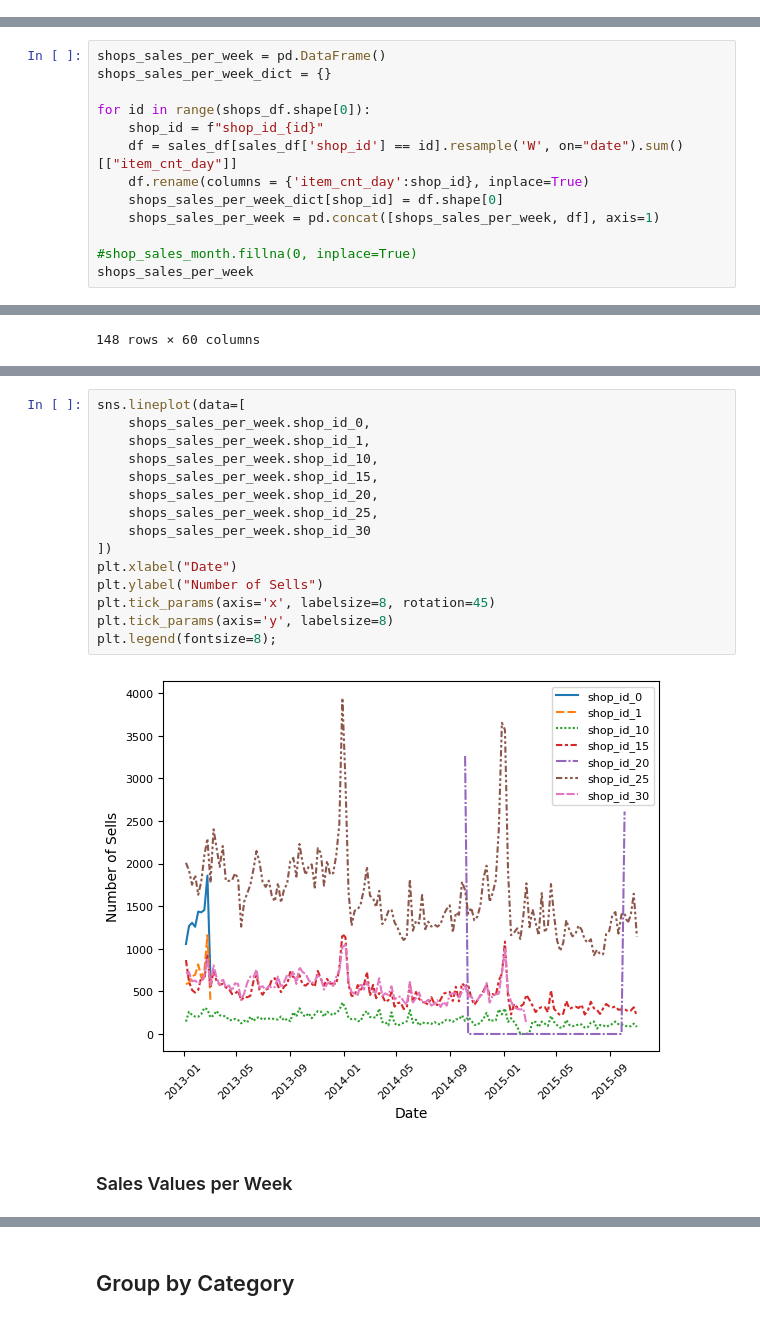
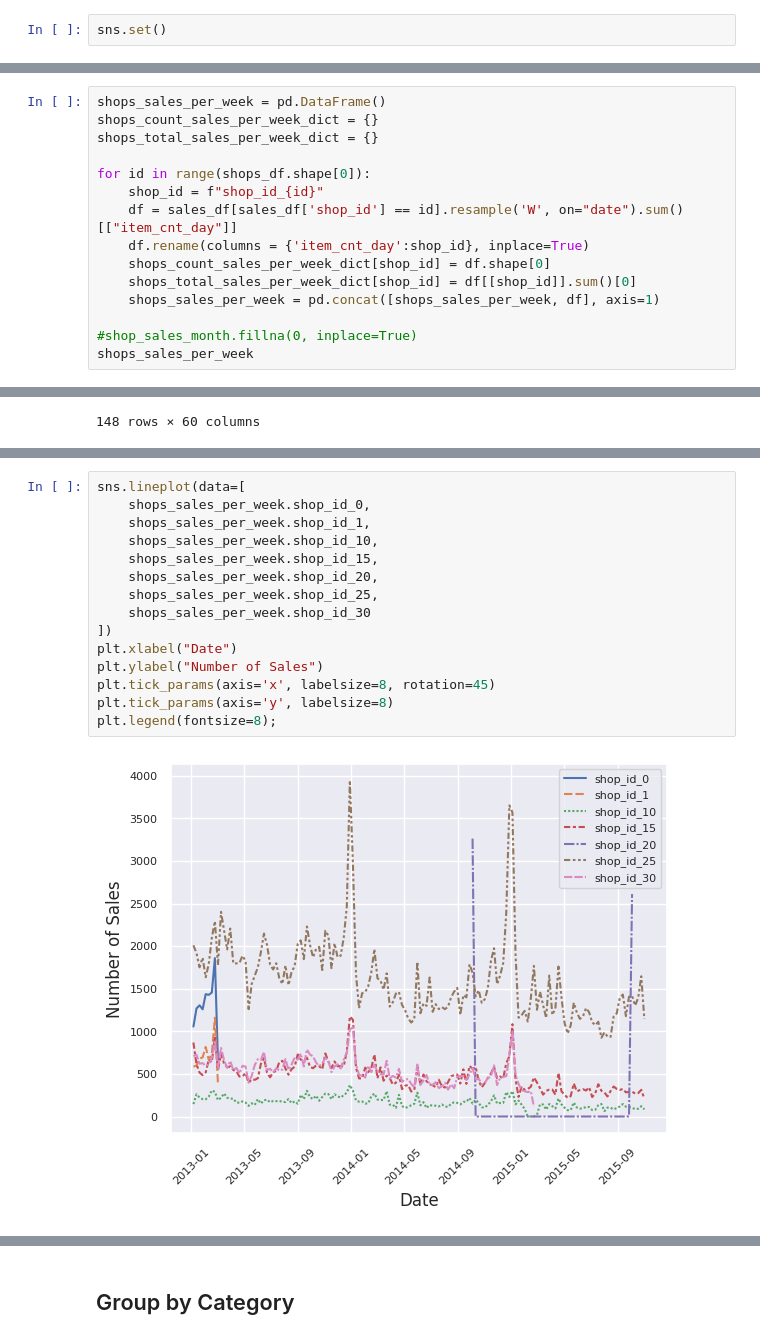
Before and after one commit to dxclemente/blast-from-the-forecast, a Jupyter notebook: notebooks/preprocess.ipynb, the cells around one changed output, grey strips where cells are left out. Saved outputs shown, nothing was run; the diff lists cells and outputs as text.

```diff
--- a/notebooks/preprocess.ipynb
+++ b/notebooks/preprocess.ipynb
@@ -13,0 +17,2 @@ from prophet import Prophet
+# %%
+sns.set()
@@ -75,12 +82,14 @@ dtype: object
 # %%
 shops_sales_per_week = pd.DataFrame()
-shops_sales_per_week_dict = {}
+shops_count_sales_per_week_dict = {}
+shops_total_sales_per_week_dict = {}
 
 for id in range(shops_df.shape[0]):
     shop_id = f"shop_id_{id}"
     df = sales_df[sales_df['shop_id'] == id].resample('W', on="date").sum()[["item_cnt_day"]]
     df.rename(columns = {'item_cnt_day':shop_id}, inplace=True)
-    shops_sales_per_week_dict[shop_id] = df.shape[0]
+    shops_count_sales_per_week_dict[shop_id] = df.shape[0]
+    shops_total_sales_per_week_dict[shop_id] = df[[shop_id]].sum()[0]
     shops_sales_per_week = pd.concat([shops_sales_per_week, df], axis=1)
 
 #shop_sales_month.fillna(0, inplace=True)
@@ -107,19 +127,17 @@ sns.histplot(shops_sales_per_week_dict, binwidth=5, binrange=(0, 148));
 # %%
 sns.lineplot(data=[
     shops_sales_per_week.shop_id_0,
     shops_sales_per_week.shop_id_1,
     shops_sales_per_week.shop_id_10,
     shops_sales_per_week.shop_id_15,
     shops_sales_per_week.shop_id_20,
     shops_sales_per_week.shop_id_25,
     shops_sales_per_week.shop_id_30
 ])
 plt.xlabel("Date")
-plt.ylabel("Number of Sells")
+plt.ylabel("Number of Sales")
 plt.tick_params(axis='x', labelsize=8, rotation=45)
 plt.tick_params(axis='y', labelsize=8)
 plt.legend(fontsize=8);
 # %% [output]
-[figure, old version]
+[figure, new version]
-# %% [markdown]
-### Sales Values per Week
```
Also changed, not shown: parts of 73 cells of this notebook.
